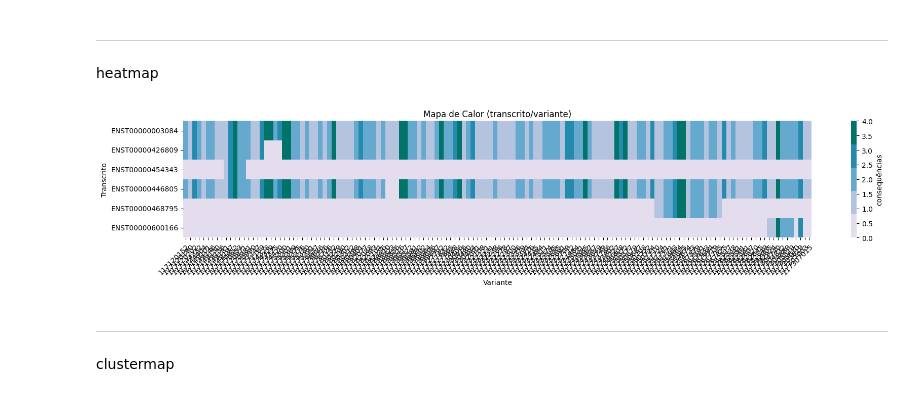
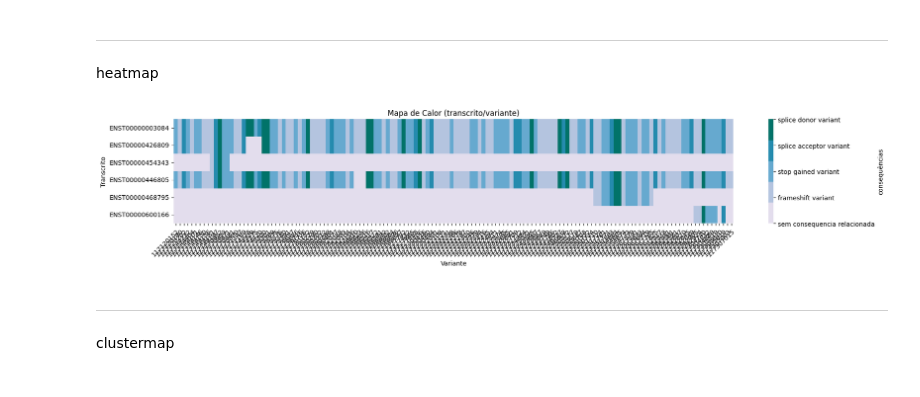
Before and after one commit to Rafaelca70x/estagio-bio-info-LGHM, a Jupyter notebook: genomica_popul_2.ipynb, the cells around one changed output. Cells and saved outputs as stored; diff of their text form; code cells hidden in the pictures.

Commit message:
heatmap atualizado

```diff
--- a/genomica_popul_2.ipynb
+++ b/genomica_popul_2.ipynb
@@ -23,16 +23,3 @@ gnomad.rename(columns = {'pos':'Variant'}, inplace = True)
 # %% [markdown]
 _______________________________________________________________________
 tabela de variantes por consequência
-# %%
-all = gnomad[(gnomad['gene_symbols'] == 'CFTR')].drop(['chrom', 'ref', 'alt', 'gene_ids',  'gene_symbols'], axis=1)
-#selecionando somente as variantes, consequencias e transcritos que pertencem ao gene CFTR
-
-novas_linhas_ = []
-for tupla in all.itertuples():
-  nov_linha = []
-  variante = tupla[1]
-  consequencia = tupla[2]
-  for consequenc in consequencia:
-    novas_linhas_.append([str(variante), str(consequencia)])
-
-df_var_conseq = pd.DataFrame(novas_linhas_, columns=["Variante", "Consequencia"])
@@ -66,20 +71,24 @@ unique_transc = df['Transcrito'].unique()
 # %%
 fig, ax = plt.subplots(figsize=(20, 3))
 cmap = sns.color_palette("PuBuGn", 5)
 
 sns.heatmap(df2, vmin=0, vmax = 4,
             cmap = cmap, cbar_kws={'label': 'consequências'},
             xticklabels = unique_variantes,
             yticklabels = unique_transc)
 
+c_bar = ax.collections[0].colorbar
+c_bar.set_ticks([0, 1, 2, 3, 4])
+c_bar.set_ticklabels(['sem consequencia relacionada','frameshift variant', 'stop gained variant',  'splice acceptor variant', 'splice donor variant'])
+
 plt.setp(ax.get_xticklabels(),
          rotation=45,
          ha="right",
          rotation_mode="anchor")
 ax.set_title("Mapa de Calor (transcrito/variante)")
 plt.show()
 # %% [output]
-[figure, old version]
+[figure, new version]
 # %% [markdown]
 ______________________________________________________________
 clustermap
```
Also changed, not shown: parts of 8 cells of this notebook.
